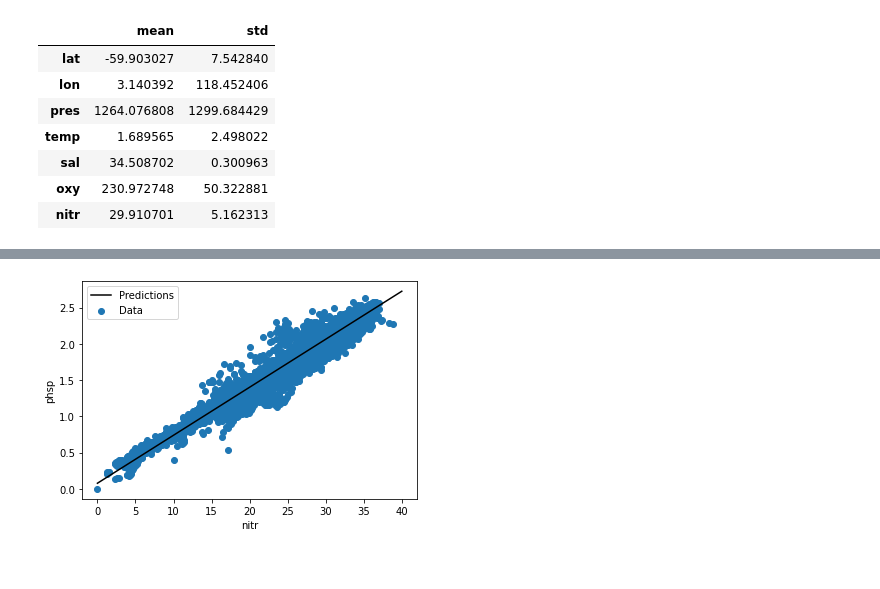
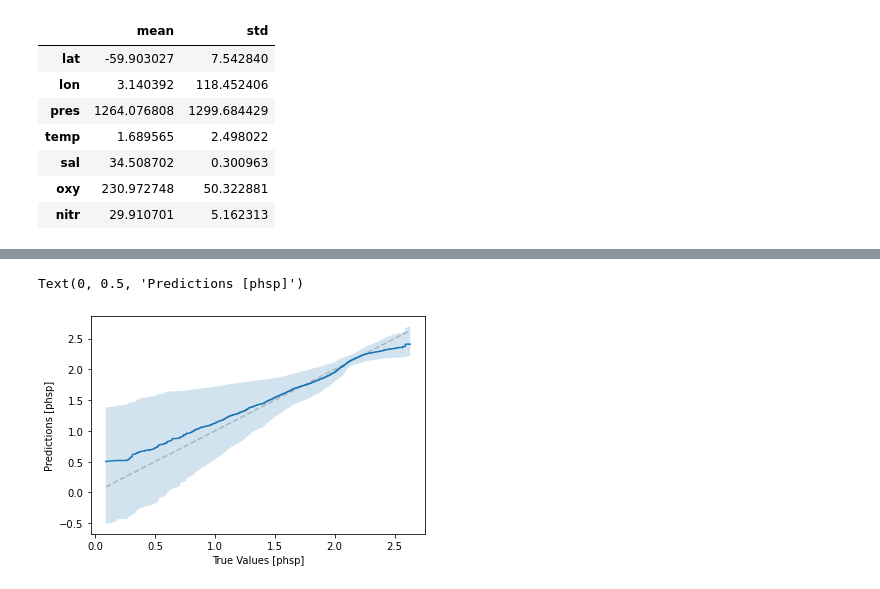
Before and after one commit to ellenrpark/6862-project, a Jupyter notebook: NN_Keras.ipynb, the cells around one changed output, grey strips where cells are left out. Drawn from its saved outputs; the diff is of its cells as text; code cells hidden in the pictures.

```diff
--- a/NN_Keras.ipynb
+++ b/NN_Keras.ipynb
@@ -183,5 +115,26 @@ def plot_nitr(x, y):
-# %%
-plot_nitr(x,y)
-# %% [output]
-[figure, removed]
+# %%
+# predict phsp with dropout (100 times)
+predictions_lst = []
+for i in range(100):
+    test_predictions = linear_model_phsp.predict(test_features).flatten()
+    predictions_lst.append(test_predictions)
+# %%
+# get means and standard deviations
+linear_phsp_arr = np.array(predictions_lst)
+linear_phsp_mean = np.mean(linear_phsp_arr, axis=0)
+linear_phsp_sd = np.std(linear_phsp_arr, axis=0)
+# %%
+# plot confidence intervals
+min_val = np.min(test_phsp)
+max_val = np.max(test_phsp)
+fig, ax = plt.subplots()
+diag_line = ax.plot(np.linspace(min_val,max_val,100),np.linspace(min_val,max_val,100), 'k--', alpha=0.2)
+ax.plot(np.sort(test_phsp), np.sort(linear_phsp_mean))
+ax.fill_between(np.sort(test_phsp), np.sort(linear_phsp_mean - 1.96*linear_phsp_sd),
+                np.sort(linear_phsp_mean + 1.96*linear_phsp_sd), alpha=0.2)
+plt.xlabel('True Values [phsp]')
+plt.ylabel('Predictions [phsp]')
+# %% [output]
+Text(0, 0.5, 'Predictions [phsp]')
+[figure, added]
 # %%
```
Also changed, not shown: parts of 47 cells of this notebook.
